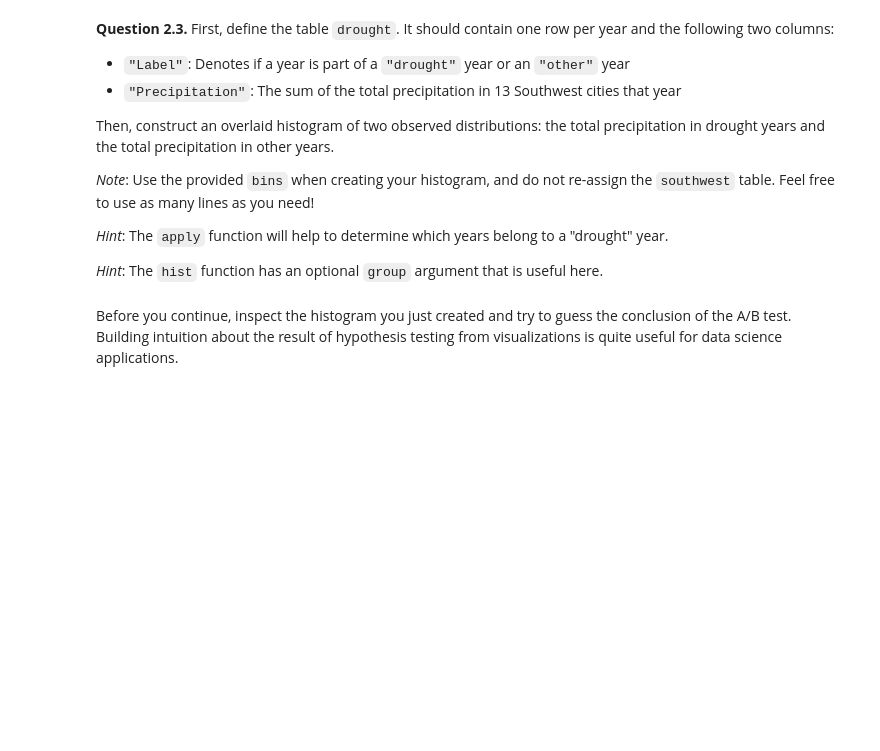
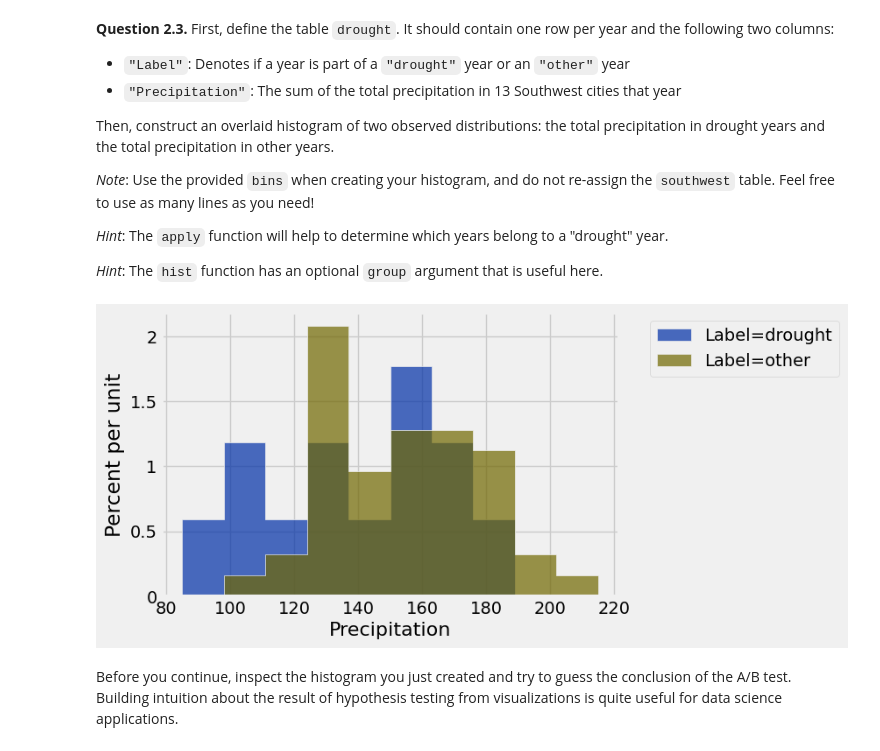
Before and after one commit to ttlarson13/Data-Analytics-Fall-25, a Jupyter notebook: project2/project2.ipynb, the cells around one changed output. Saved outputs shown, nothing was run; the diff lists cells and outputs as text; code cells hidden in the pictures; blank space fills up the shorter version.

```diff
--- a/project2/project2.ipynb
+++ b/project2/project2.ipynb
@@ -422,5 +456,5 @@ southwest.show(5)
 
 *Hint:* Use the `group` function.
 # %%
-totals = ...
+totals = southwest.drop('City').group('Year', sum).relabeled('Total Precipitation sum', 'Precipitation')
 totals
@@ -475,8 +526,11 @@ Then, construct an overlaid histogram of two observed distributions: the total p
 *Hint*: The `hist` function has an optional `group` argument that is useful here.
 # %%
 bins = np.arange(85, 215+1, 13)
-drought = ...
-...
+drought_or_not = totals.apply(drought_label, 'Year')
+drought = totals.with_column('Label', drought_or_not).drop('Year')
+drought.hist(group = ('Label'), bins = np.arange(85, 215+1, 13))
+# %% [output]
+[figure, added]
 # %% [markdown]
 <!-- END QUESTION -->
 
```
Also changed, not shown: parts of 12 cells of this notebook, 1 other file.
